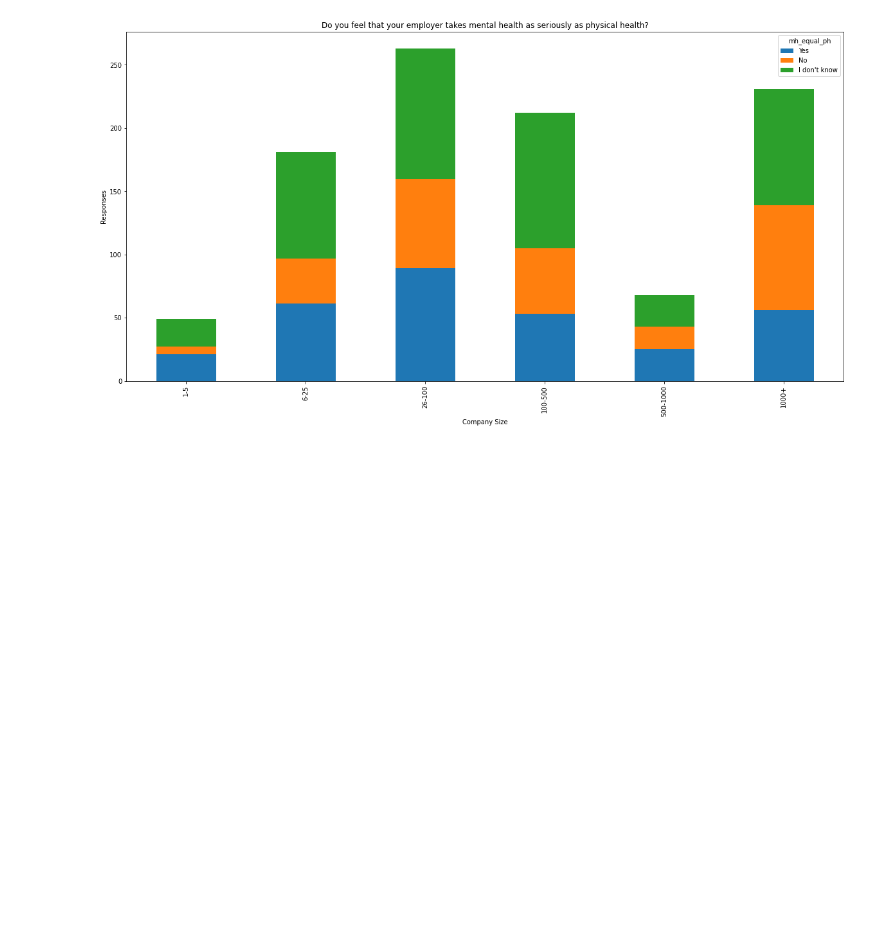
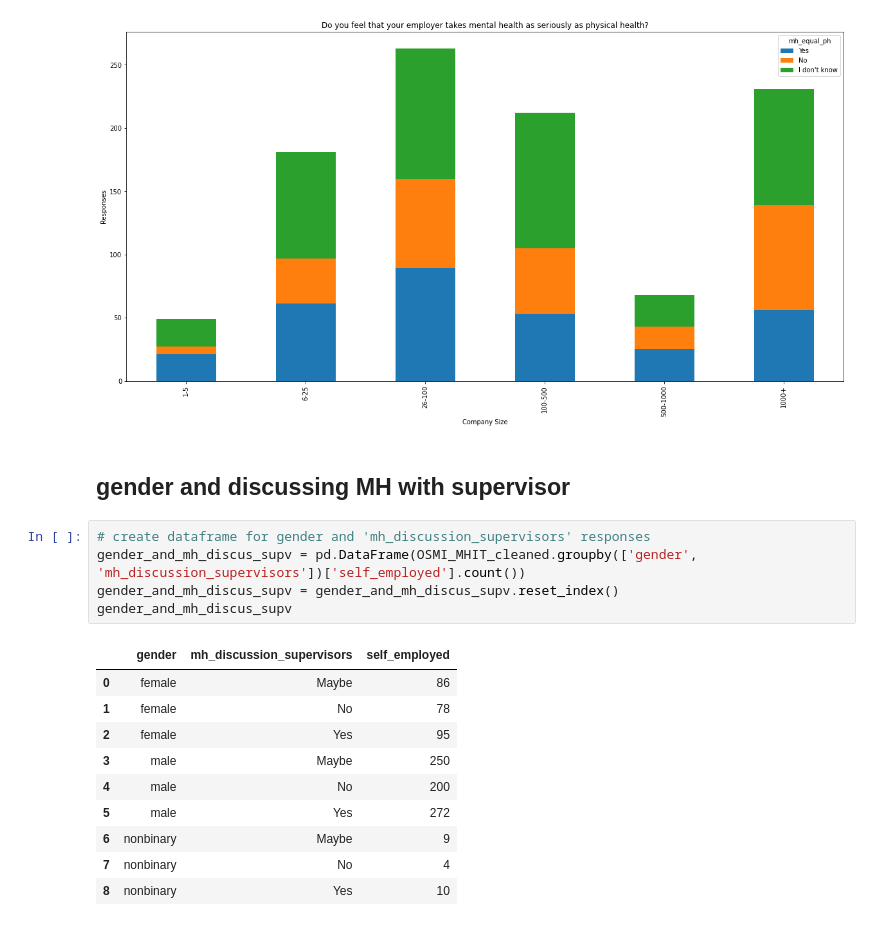
Before and after one commit to ArtTucker/mental_health_and_economics, a Jupyter notebook: visualization/OSMI_MHIT_exploration.ipynb, the cells around one changed output. Drawn from its saved outputs; the diff is of its cells as text; blank space fills up the shorter version.

```diff
--- a/visualization/OSMI_MHIT_exploration.ipynb
+++ b/visualization/OSMI_MHIT_exploration.ipynb
@@ -697,3 +697,21 @@ plt.savefig("../images/mh_eql_to_ph_by_comp_size.png")
 # %% [output]
 <AxesSubplot:title={'center':'Do you feel that your employer takes mental health as seriously as physical health?'}, xlabel='Company Size', ylabel='Responses'>
 [figure]
+# %% [markdown]
+## gender and discussing MH with supervisor
+# %%
+# create dataframe for gender and 'mh_discussion_supervisors' responses
+gender_and_mh_discus_supv = pd.DataFrame(OSMI_MHIT_cleaned.groupby(['gender', 'mh_discussion_supervisors'])['self_employed'].count())
+gender_and_mh_discus_supv = gender_and_mh_discus_supv.reset_index()
+gender_and_mh_discus_supv
+# %% [output]
+|  | gender | mh_discussion_supervisors | self_employed |
+| 0 | female | Maybe | 86 |
+| 1 | female | No | 78 |
+| 2 | female | Yes | 95 |
+| 3 | male | Maybe | 250 |
+| 4 | male | No | 200 |
+| 5 | male | Yes | 272 |
+| 6 | nonbinary | Maybe | 9 |
+| 7 | nonbinary | No | 4 |
+| 8 | nonbinary | Yes | 10 |
```
Also changed, not shown: parts of 2 cells of this notebook, 1 other file.
